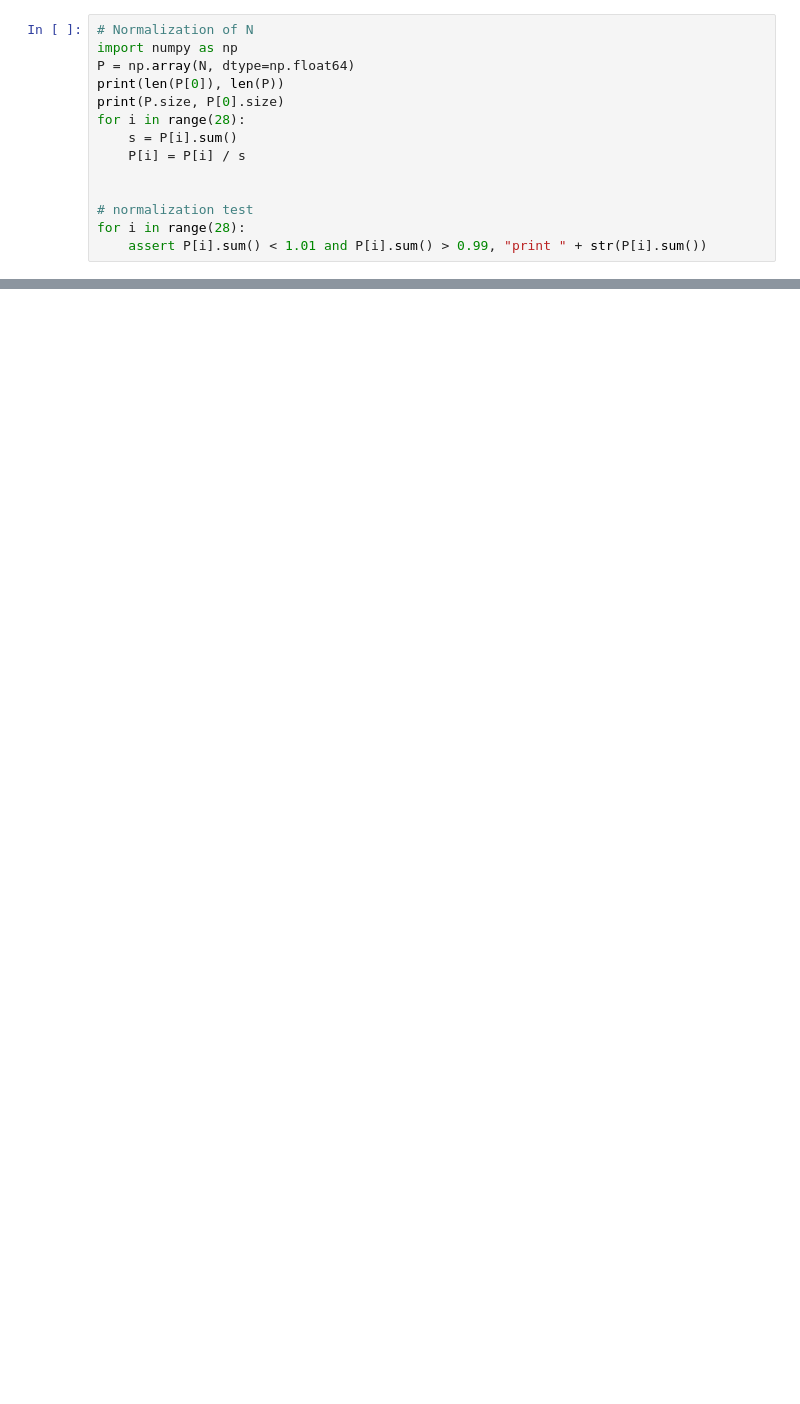
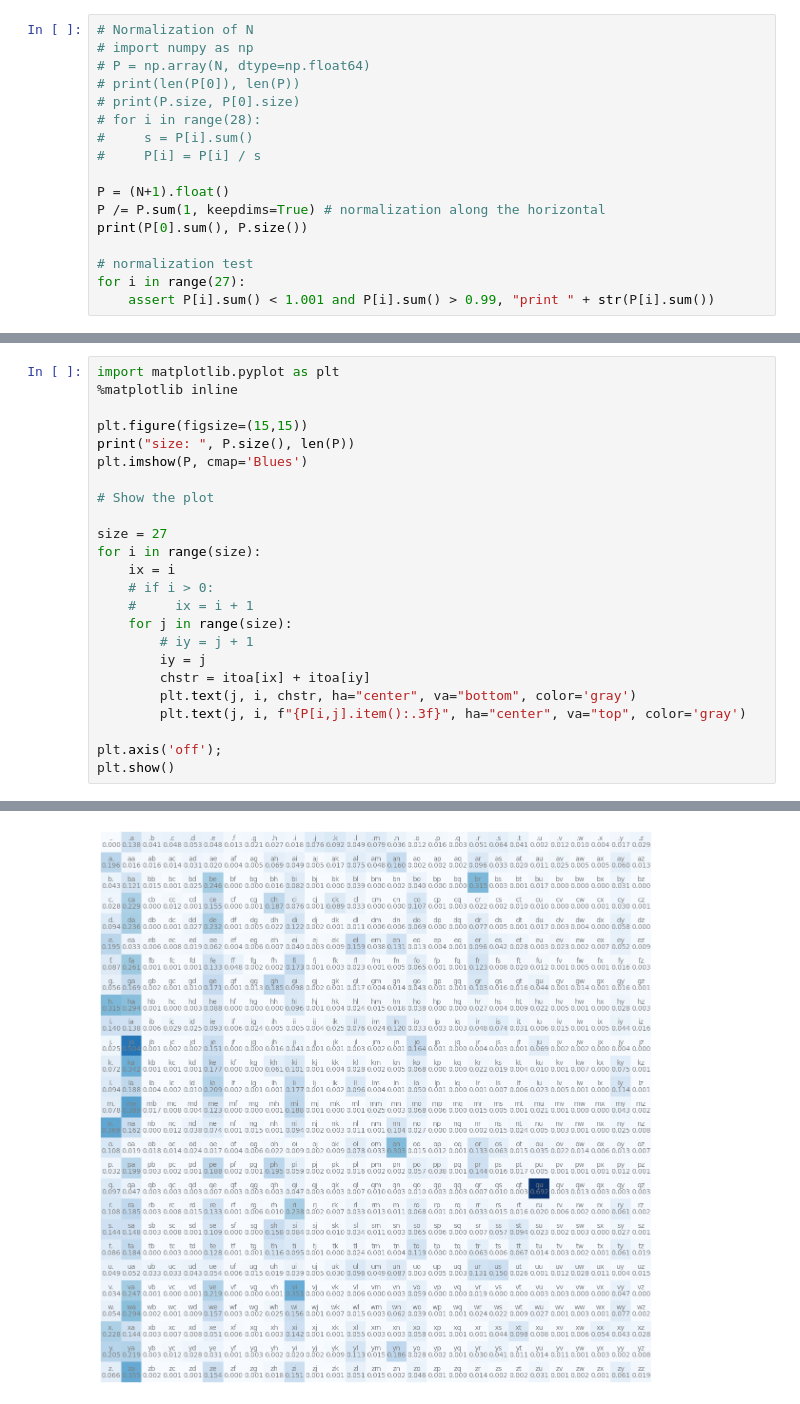
Before and after one commit to amar-jay/karparthy, a Jupyter notebook: makemore/makemore.ipynb, the cells around one changed output, grey strips where cells are left out. Drawn from its saved outputs; the diff is of its cells as text; blank space fills up the shorter version.

```diff
--- a/makemore/makemore.ipynb
+++ b/makemore/makemore.ipynb
@@ -74,15 +106,18 @@ plt.imshow(N)
 # %%
 # Normalization of N
-import numpy as np
-P = np.array(N, dtype=np.float64)
-print(len(P[0]), len(P))
-print(P.size, P[0].size)
-for i in range(28):
-    s = P[i].sum()
-    P[i] = P[i] / s
+# import numpy as np
+# P = np.array(N, dtype=np.float64)
+# print(len(P[0]), len(P))
+# print(P.size, P[0].size)
+# for i in range(28):
+#     s = P[i].sum()
+#     P[i] = P[i] / s
 
+P = (N+1).float()
+P /= P.sum(1, keepdims=True) # normalization along the horizontal
+print(P[0].sum(), P.size())
 
 # normalization test
-for i in range(28):
-    assert P[i].sum() < 1.01 and P[i].sum() > 0.99, "print " + str(P[i].sum())
+for i in range(27):
+    assert P[i].sum() < 1.001 and P[i].sum() > 0.99, "print " + str(P[i].sum())
 # %% [output]
@@ -116,0 +125,25 @@ ModuleNotFoundError: No module named 'torch'
+# %%
+import matplotlib.pyplot as plt
+%matplotlib inline
+
+plt.figure(figsize=(15,15))
+print("size: ", P.size(), len(P))
+plt.imshow(P, cmap='Blues')
+
+# Show the plot
+
+size = 27
+for i in range(size):
+    ix = i
+    # if i > 0:
+    #     ix = i + 1
+    for j in range(size):
+        # iy = j + 1
+        iy = j
+        chstr = itoa[ix] + itoa[iy]
+        plt.text(j, i, chstr, ha="center", va="bottom", color='gray')
+        plt.text(j, i, f"{P[i,j].item():.3f}", ha="center", va="top", color='gray')
+
+plt.axis('off');
+plt.show()
+# %% [output]
@@ -116,0 +151 @@ ModuleNotFoundError: No module named 'torch'
+[figure, added]
```
Also changed, not shown: parts of 23 cells of this notebook, 2 other files.
